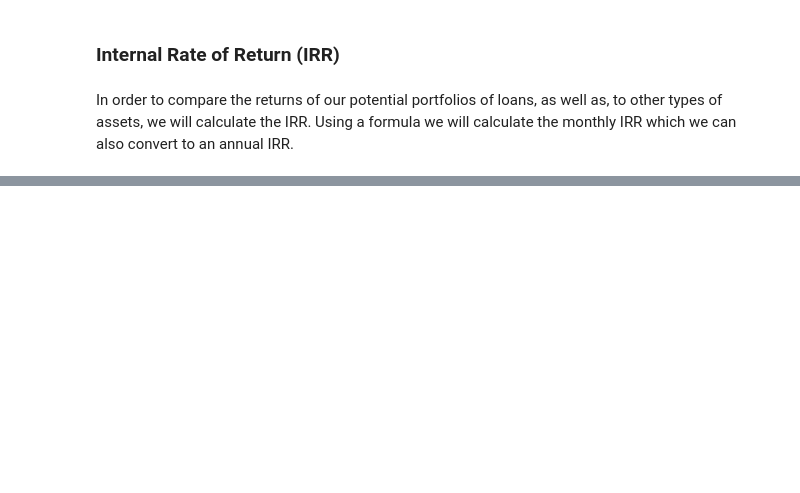
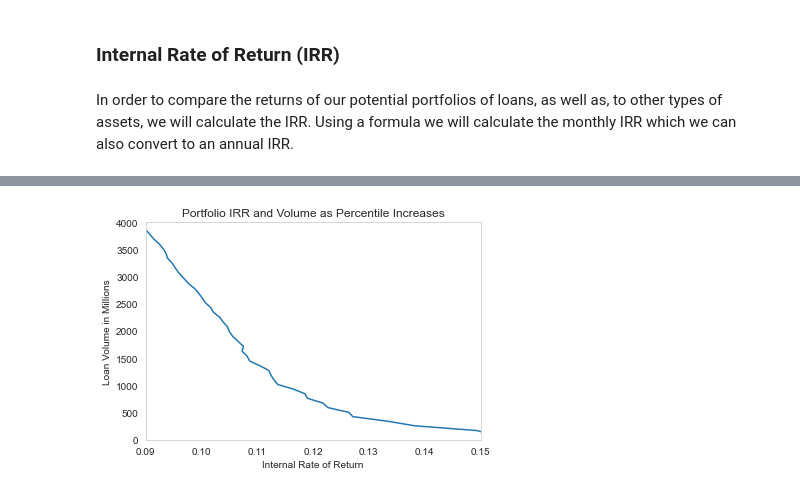
Before and after one commit to DanEllen/Lending-Club-Project, a Jupyter notebook: Lending Club Analysis.ipynb, the cells around one changed output, grey strips where cells are left out. Cells and saved outputs as stored; diff of their text form; code cells hidden in the pictures; blank space fills up the shorter version.

```diff
--- a/Lending Club Analysis.ipynb
+++ b/Lending Club Analysis.ipynb
@@ -727,0 +995,12 @@ Max spread:  0.16088070616269456
+# %%
+plt.rcParams.update({'font.size': 10})
+f, ax = plt.subplots()
+ax.grid(False)
+ax.plot(results_pred_irr.irr, results_pred_irr.volume_mm)
+ax.set_ylabel('Loan Volume in Millions')
+ax.set(xlabel="Internal Rate of Return", title="Portfolio IRR and Volume as Percentile Increases")
+ax.set_xlim([0.09,0.15])
+ax.set_ylim([0,4000])
+f.savefig('./images/percentile_threshold_IRR2.png', facecolor=f.get_facecolor(), transparent=True, dpi=500)
+# %% [output]
+[figure, added]
```
Also changed, not shown: parts of 75 cells of this notebook, 10 other files.
